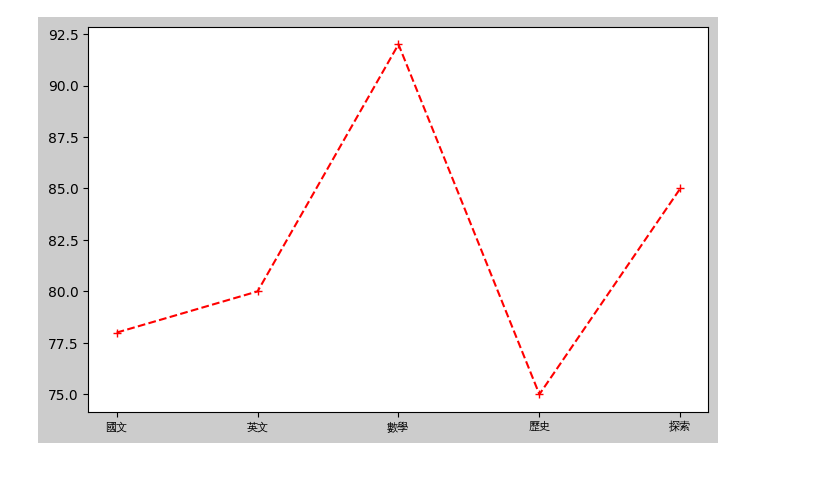
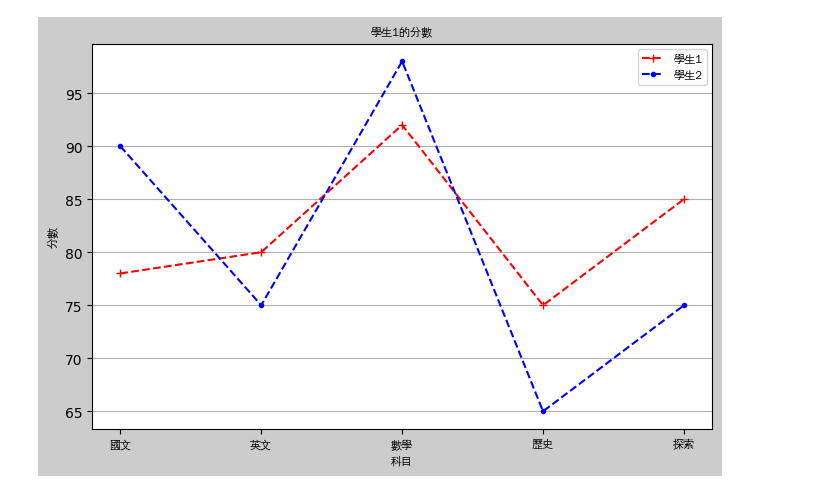
Before and after one commit to c22243686/2023_07_25_2_4, a Jupyter notebook: lesson15_1.ipynb, the cells around one changed output. Cells and saved outputs as stored; diff of their text form; code cells hidden in the pictures.

```diff
--- a/lesson15_1.ipynb
+++ b/lesson15_1.ipynb
@@ -1,28 +1,35 @@
 # %%
 #使用codespace 要安裝中文字型
 #install 要加-y
 #命令列:sudo apt-get update -y
 #命令列:sudo apt-get install -y fonts-wqy-zenhei
 #說明網址:https://askubuntu.com/questions/490829/how-can-i-install-chinese-fonts-on-kubuntu-14-04
 #字型位置:/usr/share/fonts/truetype/wqy/wqy-zenhei.ttc
 
 import matplotlib.pyplot as plt
 from matplotlib.font_manager import FontProperties
 
 #mac font=FontProperties(fname='/Library/Fonts/Arial Unicode.ttf',size=8)
 #mac font1=FontProperties(fname='/Library/Fonts/Arial Unicode.ttf',size=12)
 #window font=FontProperties(fname=r'c:\windows\fonts\simsun.ttc',size=8)
 font=FontProperties(fname='/usr/share/fonts/truetype/wqy/wqy-zenhei.ttc',size=8)
 font1=FontProperties(fname='/usr/share/fonts/truetype/wqy/wqy-zenhei.ttc',size=12)
 
 student1 = {'國文':78, '英文':80, '數學':92, '歷史':75, '探索':85}
+student2 = {'國文':90, '英文':75, '數學':98, '歷史':65, '探索':75}
 student1.keys()
 student1.values()
 
 figure = plt.figure(figsize=[8, 5],facecolor="#cccccc")
 axes = figure.add_subplot(1,1,1)
-axes.plot(student1.keys(),student1.values(),'r--+')
+axes.plot(student1.keys(),student1.values(),'r--+',label='學生1')
+axes.plot(student2.keys(),student2.values(),'b--.',label='學生2')
 axes.set_xticklabels(student1.keys(),fontproperties=font)
+axes.set_title("學生1的分數",fontproperties=font)
+axes.set_xlabel("科目",fontproperties=font)
+axes.set_ylabel("分數",fontproperties=font)
+axes.grid(axis='y')
+axes.legend(prop=font)
 plt.show()
 # %% [output]
-[figure, old version]
+[figure, new version]
```
